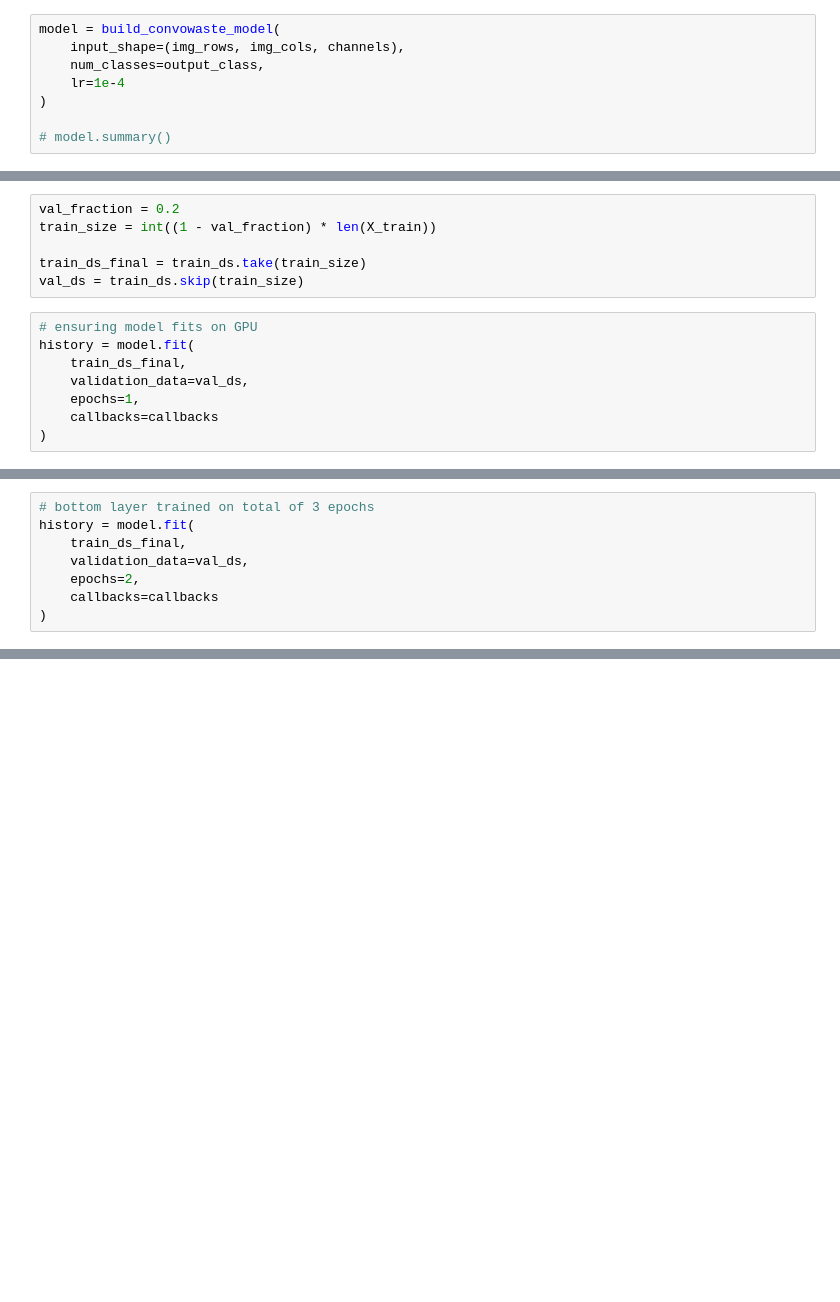
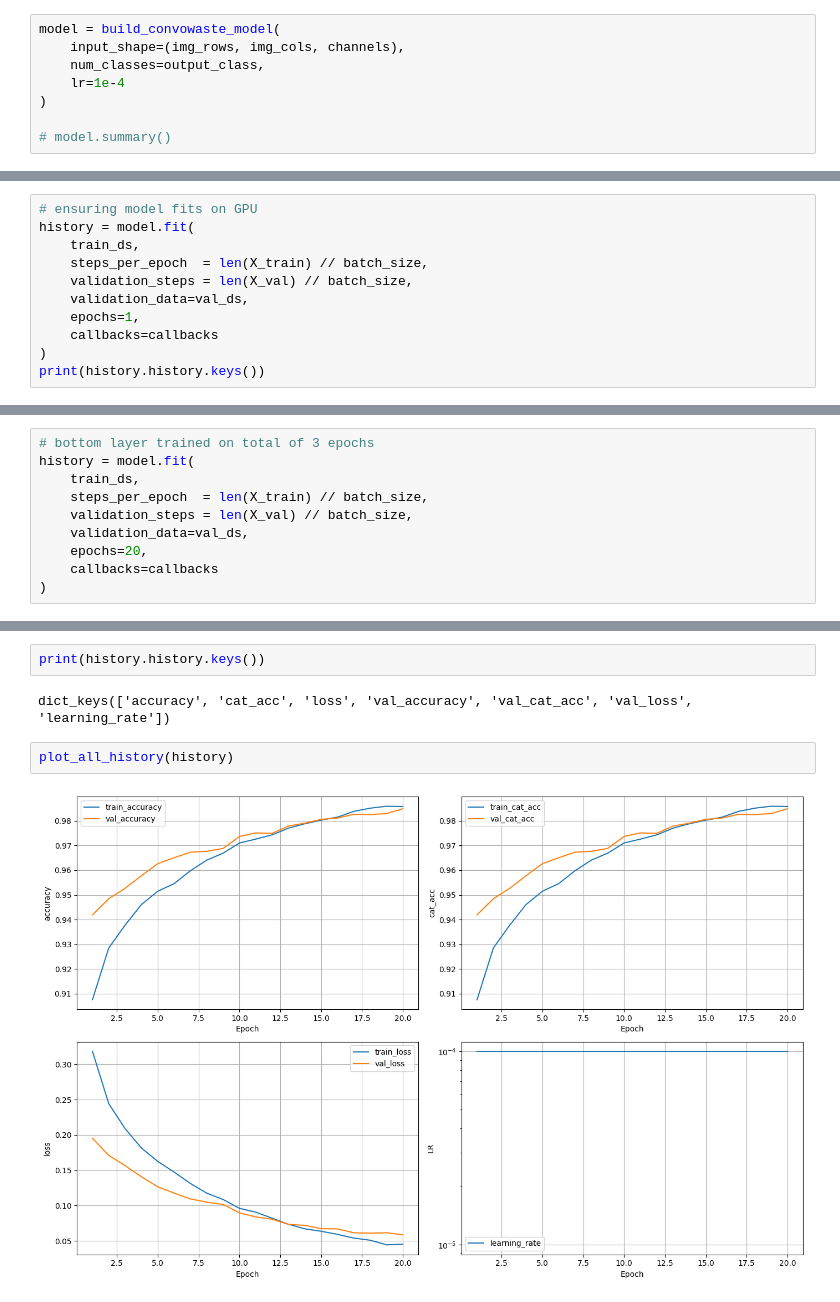
Before and after one commit to kumarkushagra/IITD_project, a Jupyter notebook: main.ipynb, the cells around one changed output, grey strips where cells are left out. Cells and saved outputs as stored; diff of their text form; blank space fills up the shorter version.

```diff
--- a/main.ipynb
+++ b/main.ipynb
@@ -203,17 +226,3 @@ callbacks = [
         verbose=1
     )
 ]
-# %%
-val_fraction = 0.2
-train_size = int((1 - val_fraction) * len(X_train))
-
-train_ds_final = train_ds.take(train_size)
-val_ds = train_ds.skip(train_size)
-# %%
-# ensuring model fits on GPU
-history = model.fit(
-    train_ds_final,
-    validation_data=val_ds,
-    epochs=1,
-    callbacks=callbacks
-)
@@ -250,0 +272,11 @@ Epoch 1: finished saving model to best_model.h5
+# %%
+# ensuring model fits on GPU
+history = model.fit(
+    train_ds,
+    steps_per_epoch  = len(X_train) // batch_size,
+    validation_steps = len(X_val) // batch_size,
+    validation_data=val_ds,
+    epochs=1,
+    callbacks=callbacks
+)
+print(history.history.keys())
@@ -251,9 +309,11 @@ Epoch 1: finished saving model to best_model.h5
 # %%
 # bottom layer trained on total of 3 epochs
 history = model.fit(
-    train_ds_final,
+    train_ds,
+    steps_per_epoch  = len(X_train) // batch_size,
+    validation_steps = len(X_val) // batch_size,
     validation_data=val_ds,
-    epochs=2,
+    epochs=20,
     callbacks=callbacks
 )
 # %% [output]
@@ -273,0 +375,8 @@ Error:
+# %%
+print(history.history.keys())
+# %% [output]
+dict_keys(['accuracy', 'cat_acc', 'loss', 'val_accuracy', 'val_cat_acc', 'val_loss', 'learning_rate'])
+# %%
+plot_all_history(history)
+# %% [output]
+[figure, added]
```
Also changed, not shown: parts of 30 cells of this notebook.
